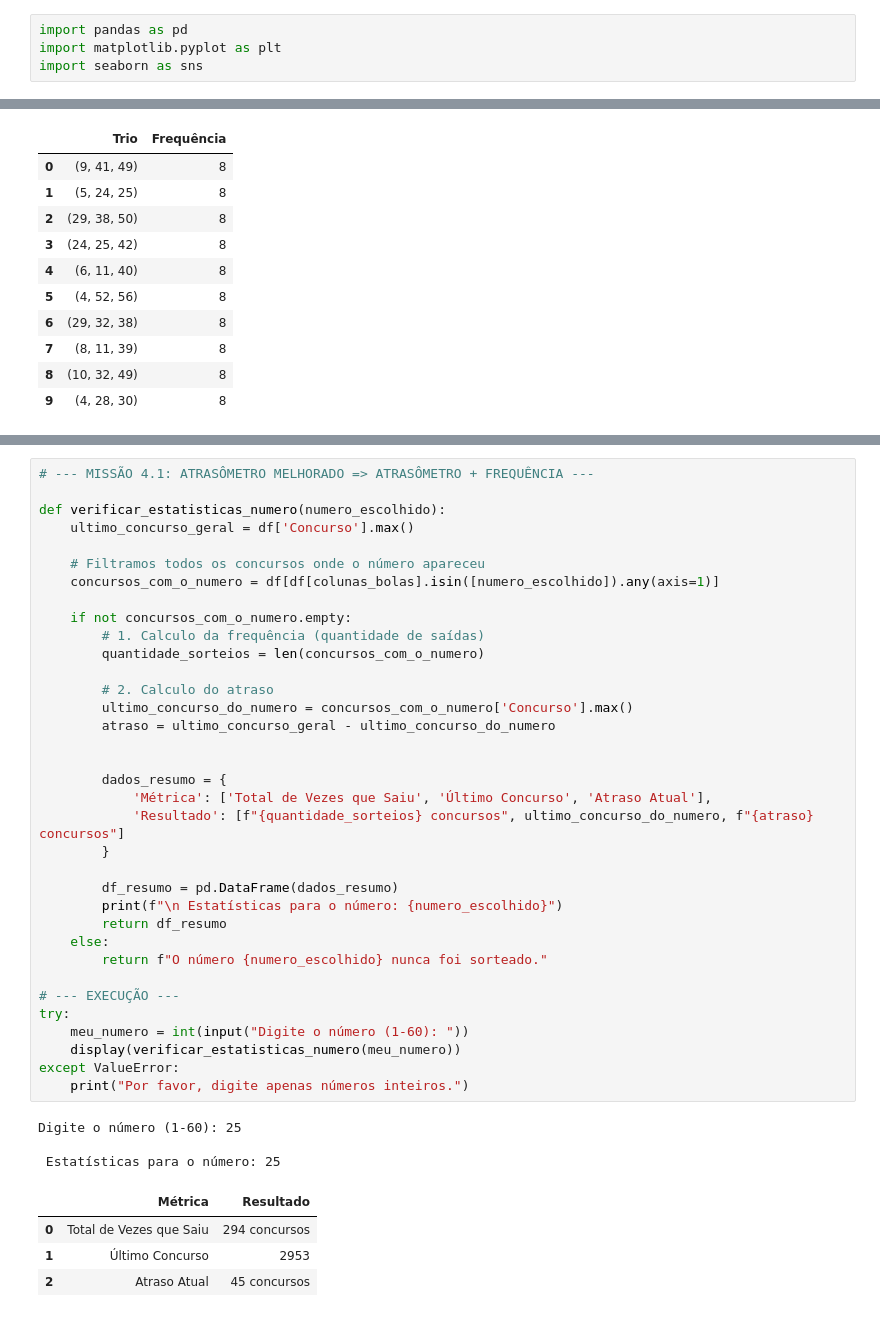
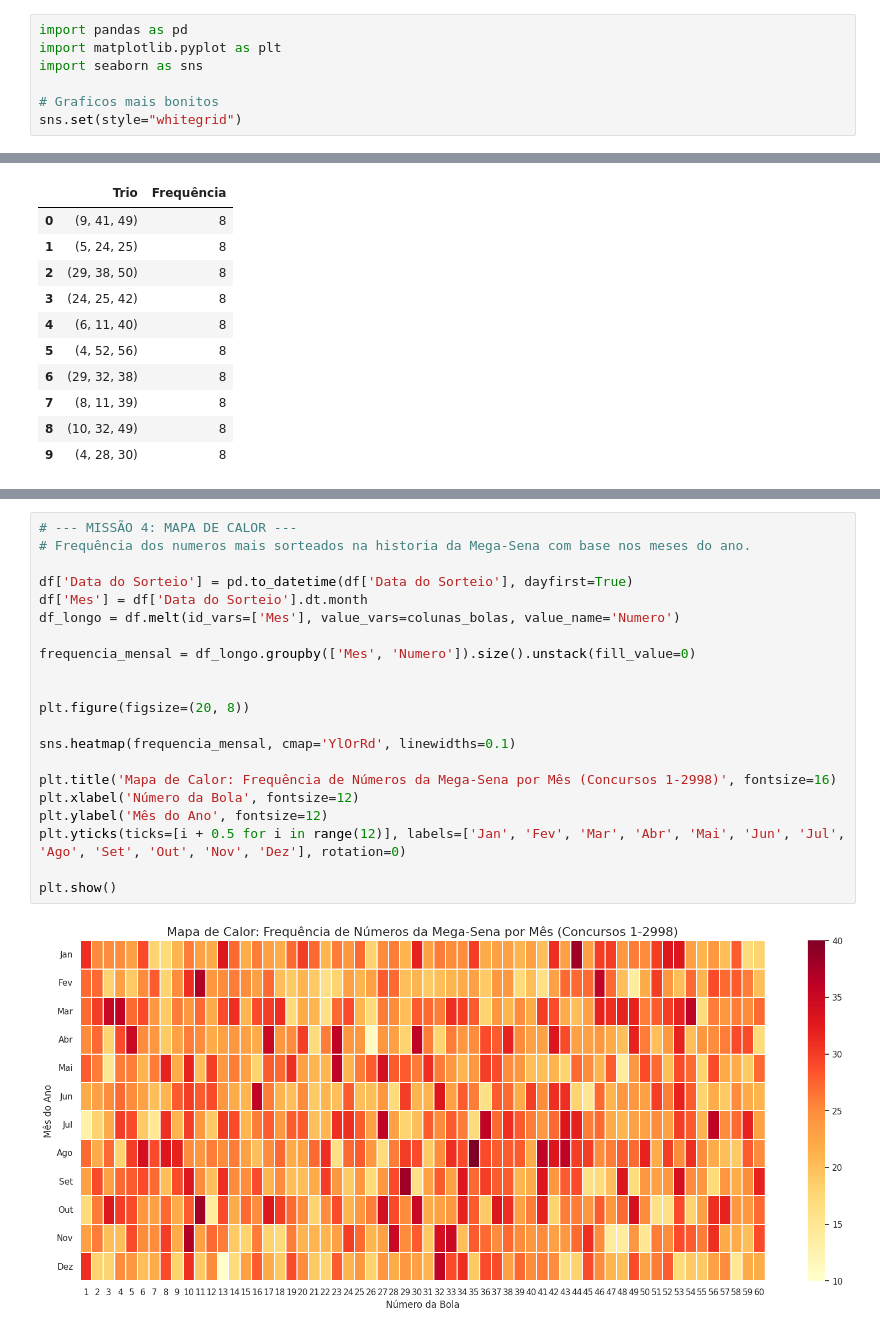
Before and after one commit to olivenbaum-dev/Learning_Lab, a Jupyter notebook: Análise_MegaSena/Analise_MegaSena.ipynb, the cells around one changed output, grey strips where cells are left out. Cells and saved outputs as stored; diff of their text form.

Commit message:
feat: análise de números mais sorteados e estilização dos gráficos

```diff
--- a/Análise_MegaSena/Analise_MegaSena.ipynb
+++ b/Análise_MegaSena/Analise_MegaSena.ipynb
@@ -5,6 +5,9 @@ Dataset extraido do site oficial da Caixa
 import pandas as pd
 import matplotlib.pyplot as plt
 import seaborn as sns
+
+# Graficos mais bonitos
+sns.set(style="whitegrid")
 # %%
 from google.colab import files
 
@@ -205,43 +194,23 @@ Ele está há 5 concursos sem aparecer!
-# %%
-# --- MISSÃO 4.1: ATRASÔMETRO MELHORADO => ATRASÔMETRO + FREQUÊNCIA ---
-
-def verificar_estatisticas_numero(numero_escolhido):
-    ultimo_concurso_geral = df['Concurso'].max()
-
-    # Filtramos todos os concursos onde o número apareceu
-    concursos_com_o_numero = df[df[colunas_bolas].isin([numero_escolhido]).any(axis=1)]
-
-    if not concursos_com_o_numero.empty:
-        # 1. Calculo da frequência (quantidade de saídas)
-        quantidade_sorteios = len(concursos_com_o_numero)
-
-        # 2. Calculo do atraso
-        ultimo_concurso_do_numero = concursos_com_o_numero['Concurso'].max()
-        atraso = ultimo_concurso_geral - ultimo_concurso_do_numero
-
-
-        dados_resumo = {
-            'Métrica': ['Total de Vezes que Saiu', 'Último Concurso', 'Atraso Atual'],
-            'Resultado': [f"{quantidade_sorteios} concursos", ultimo_concurso_do_numero, f"{atraso} concursos"]
-        }
-
-        df_resumo = pd.DataFrame(dados_resumo)
-        print(f"\n Estatísticas para o número: {numero_escolhido}")
-        return df_resumo
-    else:
-        return f"O número {numero_escolhido} nunca foi sorteado."
-
-# --- EXECUÇÃO ---
-try:
-    meu_numero = int(input("Digite o número (1-60): "))
-    display(verificar_estatisticas_numero(meu_numero))
-except ValueError:
-    print("Por favor, digite apenas números inteiros.")
-# %% [output]
-Digite o número (1-60): 25
-
- Estatísticas para o número: 25
-|  | Métrica | Resultado |
-| 0 | Total de Vezes que Saiu | 294 concursos |
-| 1 | Último Concurso | 2953 |
-| 2 | Atraso Atual | 45 concursos |
+# %%
+# --- MISSÃO 4: MAPA DE CALOR ---
+# Frequência dos numeros mais sorteados na historia da Mega-Sena com base nos meses do ano.
+
+df['Data do Sorteio'] = pd.to_datetime(df['Data do Sorteio'], dayfirst=True)
+df['Mes'] = df['Data do Sorteio'].dt.month
+df_longo = df.melt(id_vars=['Mes'], value_vars=colunas_bolas, value_name='Numero')
+
+frequencia_mensal = df_longo.groupby(['Mes', 'Numero']).size().unstack(fill_value=0)
+
+
+plt.figure(figsize=(20, 8))
+
+sns.heatmap(frequencia_mensal, cmap='YlOrRd', linewidths=0.1)
+
+plt.title('Mapa de Calor: Frequência de Números da Mega-Sena por Mês (Concursos 1-2998)', fontsize=16)
+plt.xlabel('Número da Bola', fontsize=12)
+plt.ylabel('Mês do Ano', fontsize=12)
+plt.yticks(ticks=[i + 0.5 for i in range(12)], labels=['Jan', 'Fev', 'Mar', 'Abr', 'Mai', 'Jun', 'Jul', 'Ago', 'Set', 'Out', 'Nov', 'Dez'], rotation=0)
+
+plt.show()
+# %% [output]
+[figure, added]
```
Also changed, not shown: parts of 6 cells of this notebook.
